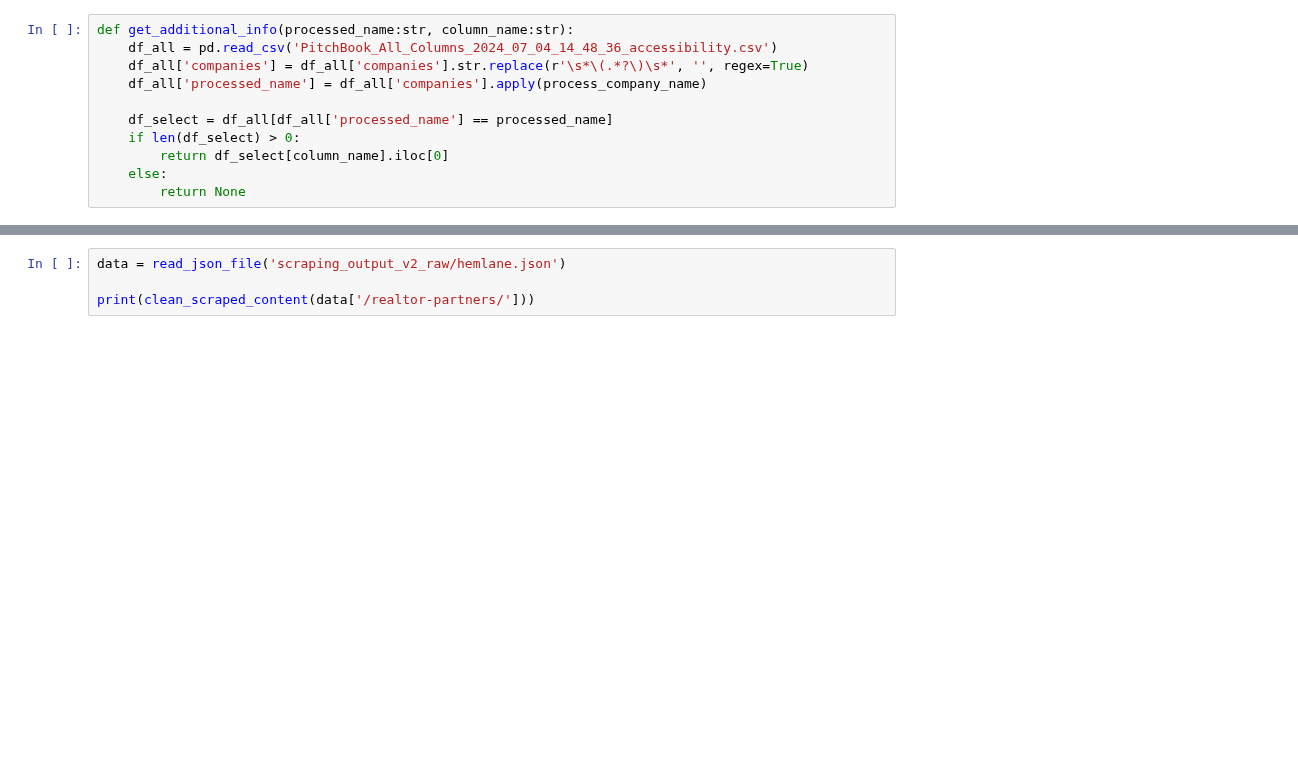
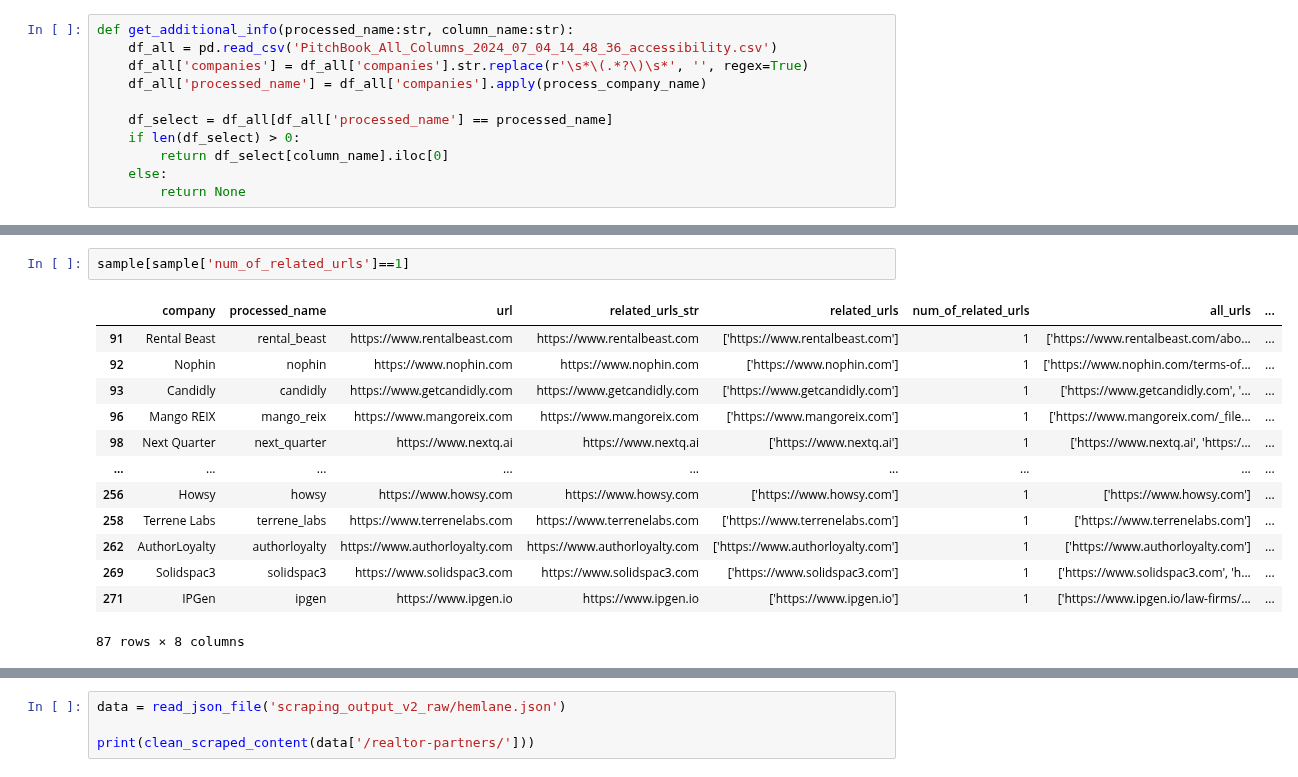
Before and after one commit to MC-Kangan/LLM-Enhanced-Knowledge-Graph-for-Startup-Analysis, a Jupyter notebook: info_extraction_chain.ipynb, the cells around one changed output, grey strips where cells are left out. Cells and saved outputs as stored; diff of their text form; blank space fills up the shorter version.

```diff
--- a/info_extraction_chain.ipynb
+++ b/info_extraction_chain.ipynb
@@ -142,3 +209,19 @@ sample
+# %%
+sample[sample['num_of_related_urls']==1]
+# %% [output]
+|  | company | processed_name | url | related_urls_str | related_urls | num_of_related_urls | all_urls | ... |
+| 91 | Rental Beast | rental_beast | https://www.rentalbeast.com | https://www.rentalbeast.com | ['https://www.rentalbeast.com'] | 1 | ['https://www.rentalbeast.com/abo... | ... |
+| 92 | Nophin | nophin | https://www.nophin.com | https://www.nophin.com | ['https://www.nophin.com'] | 1 | ['https://www.nophin.com/terms-of... | ... |
+| 93 | Candidly | candidly | https://www.getcandidly.com | https://www.getcandidly.com | ['https://www.getcandidly.com'] | 1 | ['https://www.getcandidly.com', '... | ... |
+| 96 | Mango REIX | mango_reix | https://www.mangoreix.com | https://www.mangoreix.com | ['https://www.mangoreix.com'] | 1 | ['https://www.mangoreix.com/_file... | ... |
+| 98 | Next Quarter | next_quarter | https://www.nextq.ai | https://www.nextq.ai | ['https://www.nextq.ai'] | 1 | ['https://www.nextq.ai', 'https:/... | ... |
+| ... | ... | ... | ... | ... | ... | ... | ... | ... |
+| 256 | Howsy | howsy | https://www.howsy.com | https://www.howsy.com | ['https://www.howsy.com'] | 1 | ['https://www.howsy.com'] | ... |
+| 258 | Terrene Labs | terrene_labs | https://www.terrenelabs.com | https://www.terrenelabs.com | ['https://www.terrenelabs.com'] | 1 | ['https://www.terrenelabs.com'] | ... |
+| 262 | AuthorLoyalty | authorloyalty | https://www.authorloyalty.com | https://www.authorloyalty.com | ['https://www.authorloyalty.com'] | 1 | ['https://www.authorloyalty.com'] | ... |
+| 269 | Solidspac3 | solidspac3 | https://www.solidspac3.com | https://www.solidspac3.com | ['https://www.solidspac3.com'] | 1 | ['https://www.solidspac3.com', 'h... | ... |
+| 271 | IPGen | ipgen | https://www.ipgen.io | https://www.ipgen.io | ['https://www.ipgen.io'] | 1 | ['https://www.ipgen.io/law-firms/... | ... |
+87 rows × 8 columns
 # %%
 import os
 import time
```
Also changed, not shown: parts of 6 cells of this notebook, 1 other file.
